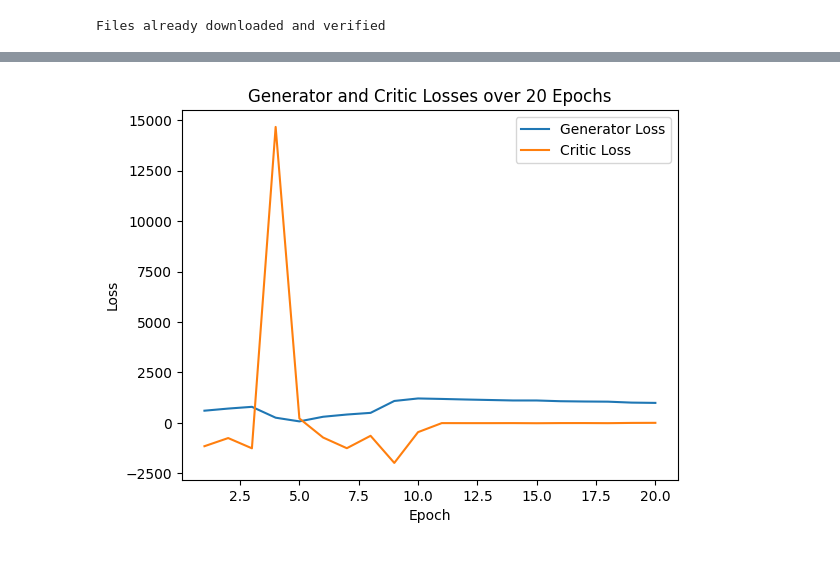
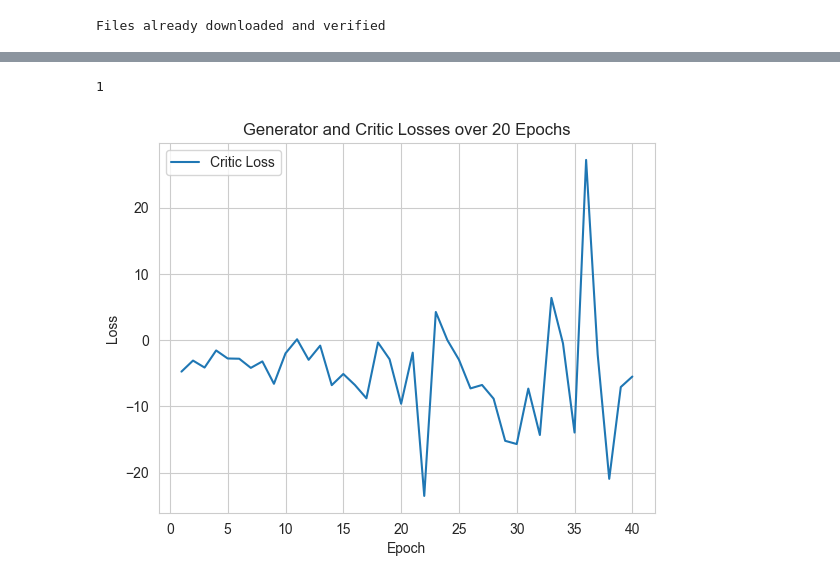
Before and after one commit to Gofeiyang/ECE661-Project, a Jupyter notebook: WGAN/wgan_3rd_paper.ipynb, the cells around one changed output, grey strips where cells are left out. Saved outputs shown, nothing was run; the diff lists cells and outputs as text; code cells hidden in the pictures.

Commit message:
WGAN (Dima) works

```diff
--- a/WGAN/wgan_3rd_paper.ipynb
+++ b/WGAN/wgan_3rd_paper.ipynb
@@ -110,7 +135,8 @@ def gradient_norm(model):
         if param.grad is not None:
             norms.append(param.grad.norm().item())
     return norms
-
+gradient_norms_generator = []
+gradient_norms_discriminator = []
 # Train the WGAN, capturing losses, gradient norms, and printing updates
 def train_wgan(generator, critic, dataloader, num_epochs, device):
     optimizer_G = optim.RMSprop(generator.parameters(), lr=0.00005)
@@ -130,6 +156,7 @@ def train_wgan(generator, critic, dataloader, num_epochs, device):
 
         iterations = 0
         for i, (data, _) in enumerate(dataloader):
+
             optimizer_D.zero_grad()
             real_data = data.to(device)
             z = torch.randn(real_data.size(0), 100).to(device)
@@ -145,7 +172,7 @@ def train_wgan(generator, critic, dataloader, num_epochs, device):
             iterations += 1
 
             # Generator update every 5 iterations
-            if i % 5 == 0:
+            if i % 1 == 0:
                 optimizer_G.zero_grad()
                 fake_data = generator(z)
                 generator_loss = -torch.mean(critic(fake_data))
@@ -156,15 +183,16 @@ def train_wgan(generator, critic, dataloader, num_epochs, device):
                 epoch_generator_loss += generator_loss.item()
 
         # Store the average losses and gradient norms
-        generator_losses.append(epoch_generator_loss / (iterations / 5))
+        generator_losses.append(epoch_generator_loss / (iterations / 1))
         critic_losses.append(epoch_critic_loss / iterations)
         gradient_norms_generator.append(generator_norms)
         gradient_norms_critic.append(critic_norms)
 
         # Print epoch progress
         print(f'Epoch {epoch+1}/{num_epochs}, Generator Loss: {generator_losses[-1]:.4f}, Critic Loss: {critic_losses[-1]:.4f}')
-
+    gradient_norms_generator.append(generator_norms)
+    gradient_norms_discriminator.append(critic_norms)
     return generator_losses, critic_losses, gradient_norms_critic, gradient_norms_generator
 # %%
-generator_losses, critic_losses, gradient_norms_critic, gradient_norms_generator = train_wgan(NetG, NetC, trainloader, num_epochs=20,device = device)
+generator_losses, critic_losses, gradient_norms_critic, gradient_norms_generator = train_wgan(NetG, NetC, trainloader, num_epochs=40,device = device)
 # %% [output]
@@ -190,0 +216,4 @@ Epoch 20/20, Generator Loss: 987.0997, Critic Loss: -1.1686
+# %%
+len(generator_losses)
+# %% [output]
+1
@@ -191,16 +235,16 @@ Epoch 20/20, Generator Loss: 987.0997, Critic Loss: -1.1686
 # %%
 
 import matplotlib.pyplot as plt
-epochs = list(range(1, 21))
+epochs = list(range(1, 41))
 
-plt.plot(epochs, generator_losses, label='Generator Loss')
+# plt.plot(epochs, generator_losses, label='Generator Loss')
 plt.plot(epochs, critic_losses, label='Critic Loss')
 plt.xlabel('Epoch')
 plt.ylabel('Loss')
 plt.title('Generator and Critic Losses over 20 Epochs')
 plt.legend()
 plt.show()
 # %% [output]
-[figure, old version]
+[figure, new version]
 # %%
 # Plotting
```
Also changed, not shown: parts of 5 cells of this notebook, 8 other files.
